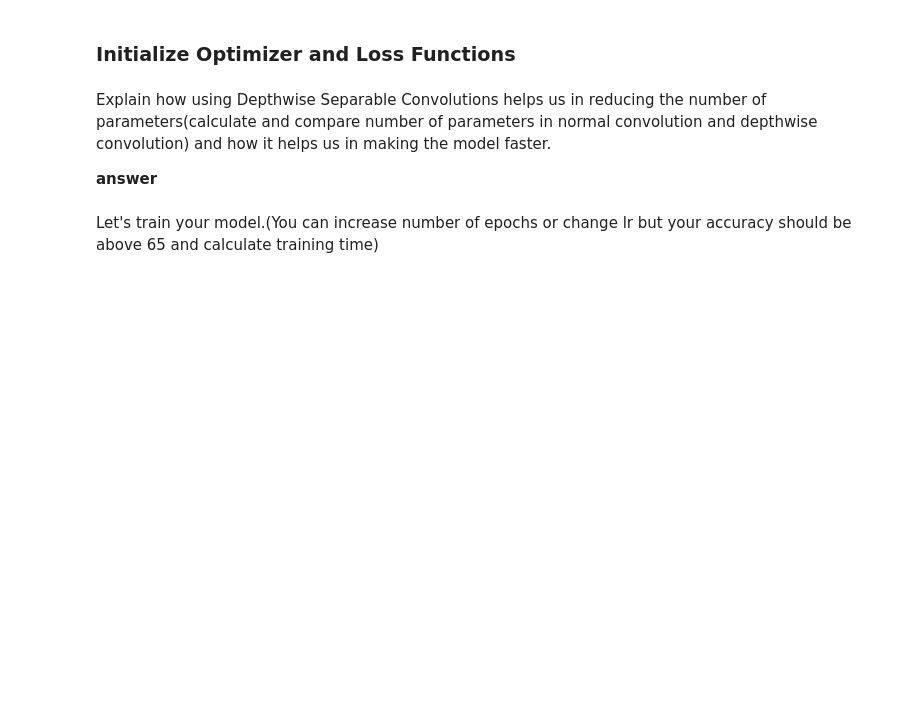
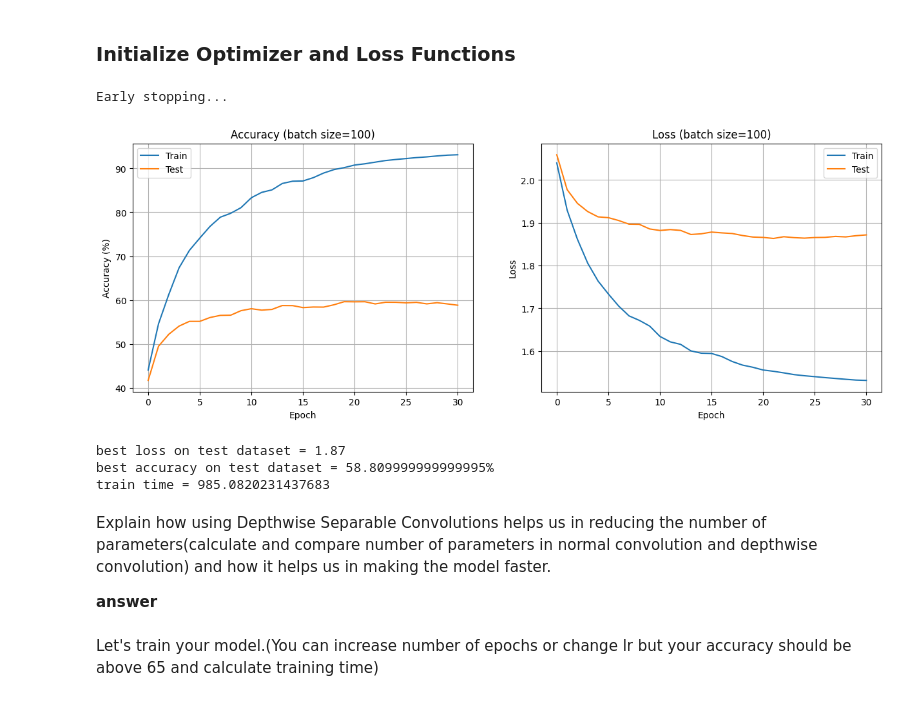
Before and after one commit to ILoveBacteria/machine-learning-assignments, a Jupyter notebook: assignment4/P2.ipynb, the cells around one changed output. Drawn from its saved outputs; the diff is of its cells as text; code cells hidden in the pictures; blank space fills up the shorter version.

Commit message:
Train modelnet

```diff
--- a/assignment4/P2.ipynb
+++ b/assignment4/P2.ipynb
@@ -501,3 +497,34 @@ def plot(model):
+# %%
+class MobileNet(MyBaseModel):
+    def __init__(self):
+        super().__init__()
+        self.stack = nn.Sequential(
+            ConvBatchNormal(3, 32, kernel_size=3, stride=2, padding=1),
+            ConvBatchDetph(32, 64, kernel_size=3, stride=1, padding=1),
+            ConvBatchNormal(64, 128, kernel_size=3, stride=2, padding=1),
+            ConvBatchDetph(128, 128, kernel_size=3, stride=1, padding=1),
+            ConvBatchNormal(128, 256, kernel_size=3, stride=2, padding=1),
+            ConvBatchDetph(256, 256, kernel_size=3, stride=1, padding=1),
+            ConvBatchNormal(256, 512, kernel_size=3, stride=2, padding=1),
+            ConvBatchDetph(512, 512, kernel_size=3, stride=1, padding=1),
+            ConvBatchNormal(512, 512, kernel_size=3, stride=1, padding=1),
+            ConvBatchDetph(512, 512, kernel_size=3, stride=1, padding=1),
+            ConvBatchNormal(512, 512, kernel_size=3, stride=1, padding=1),
+            ConvBatchDetph(512, 512, kernel_size=3, stride=1, padding=1),
+            ConvBatchNormal(512, 1024, kernel_size=3, stride=2, padding=1),
+            ConvBatchDetph(1024, 1024, kernel_size=3, stride=1, padding=1),
+            nn.AvgPool2d(1),
+        )
+        self.fc = nn.Sequential(
+            nn.Linear(1024, 10),
+            nn.Softmax(dim=1)
+        )
+
+    def forward(self, x):
+        x = self.stack(x)
+        x = x.view(-1, 1024)
+        x = self.fc(x)
+        return x
 # %%
 MODEL_PATH = BASE_PATH + 'model_mobile_net1.pt'
 model = MobileNet.load(MODEL_PATH)
@@ -510,9 +553,20 @@ MobileNet()
 # %% [markdown]
 ### Initialize Optimizer and Loss Functions
 # %%
-# learning_rate = 0.001
-# loss_fn = nn.CrossEntropyLoss()
-# optimizer = torch.optim.SGD(model.parameters(), lr=learning_rate, momentum=0.9)
+%%skip
+learning_rate = 0.001
+loss_fn = nn.CrossEntropyLoss()
+optimizer = torch.optim.SGD(model.parameters(), lr=learning_rate, momentum=0.9)
+top_level_func_training(model, loss_fn, optimizer, MODEL_PATH, 100)
+# %% [output]
+Early stopping...
+# %%
+plot(model)
+# %% [output]
+[figure, added]
+best loss on test dataset = 1.87
+best accuracy on test dataset = 58.809999999999995%
+train time = 985.0820231437683
 # %% [markdown]
 Explain how using Depthwise Separable Convolutions helps us in reducing the number of parameters(calculate and compare number of parameters in normal convolution and depthwise convolution) and how it helps us in making the model faster.
 
```
Also changed, not shown: parts of 12 cells of this notebook.
